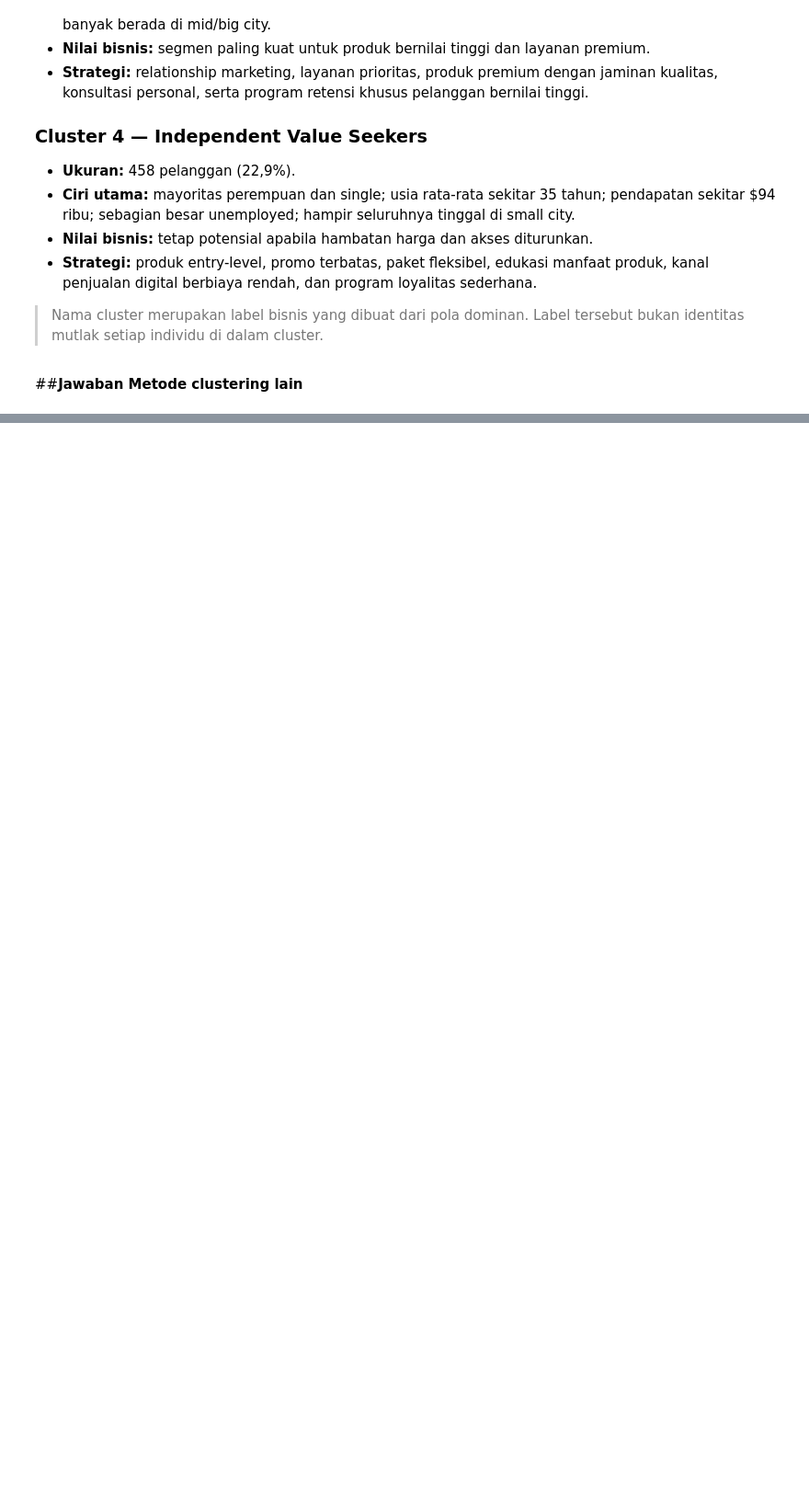
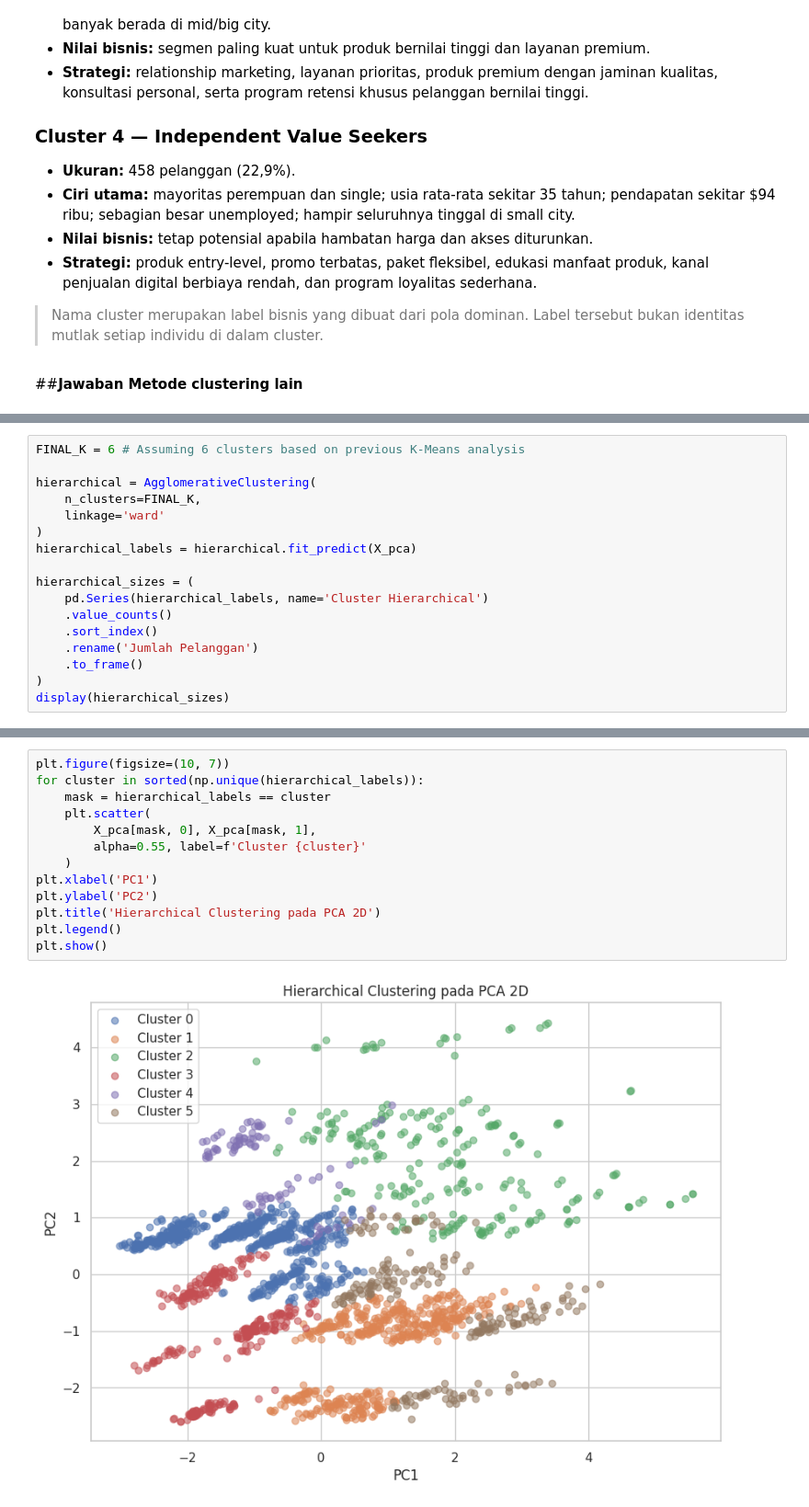
Before and after one commit to HakumenWorld/Digital-Skola, a Jupyter notebook: [Febi_Kristiana_Conqueror_Project_2_DS_Batch60].ipynb, the cells around one changed output, grey strips where cells are left out. Shown at 92% size. Cells and saved outputs as stored; diff of their text form; blank space fills up the shorter version.

```diff
--- a/[Febi_Kristiana_Conqueror_Project_2_DS_Batch60].ipynb
+++ b/[Febi_Kristiana_Conqueror_Project_2_DS_Batch60].ipynb
@@ -707,0 +670,17 @@ plt.show()
+# %%
+FINAL_K = 6 # Assuming 6 clusters based on previous K-Means analysis
+
+hierarchical = AgglomerativeClustering(
+    n_clusters=FINAL_K,
+    linkage='ward'
+)
+hierarchical_labels = hierarchical.fit_predict(X_pca)
+
+hierarchical_sizes = (
+    pd.Series(hierarchical_labels, name='Cluster Hierarchical')
+    .value_counts()
+    .sort_index()
+    .rename('Jumlah Pelanggan')
+    .to_frame()
+)
+display(hierarchical_sizes)
@@ -707,0 +696,15 @@ plt.show()
+# %%
+plt.figure(figsize=(10, 7))
+for cluster in sorted(np.unique(hierarchical_labels)):
+    mask = hierarchical_labels == cluster
+    plt.scatter(
+        X_pca[mask, 0], X_pca[mask, 1],
+        alpha=0.55, label=f'Cluster {cluster}'
+    )
+plt.xlabel('PC1')
+plt.ylabel('PC2')
+plt.title('Hierarchical Clustering pada PCA 2D')
+plt.legend()
+plt.show()
+# %% [output]
+[figure, added]
```
Also changed, not shown: parts of 20 cells of this notebook.
